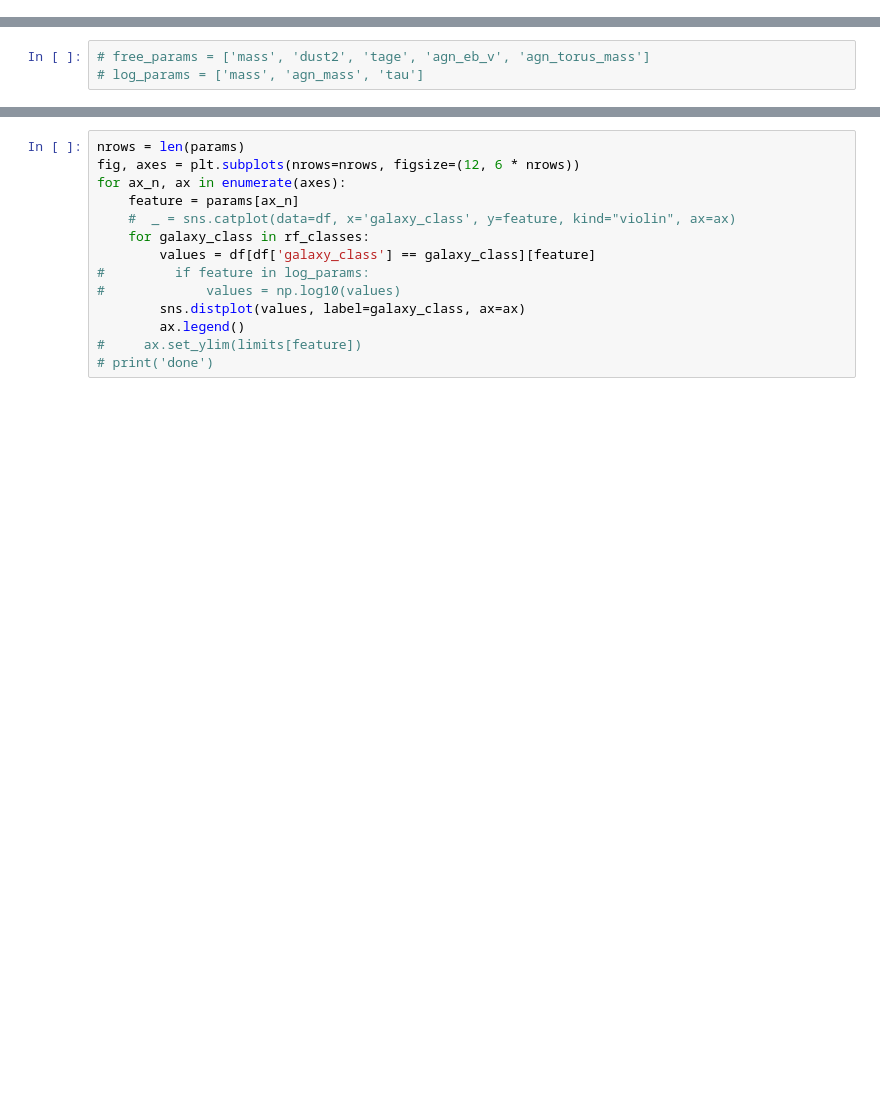
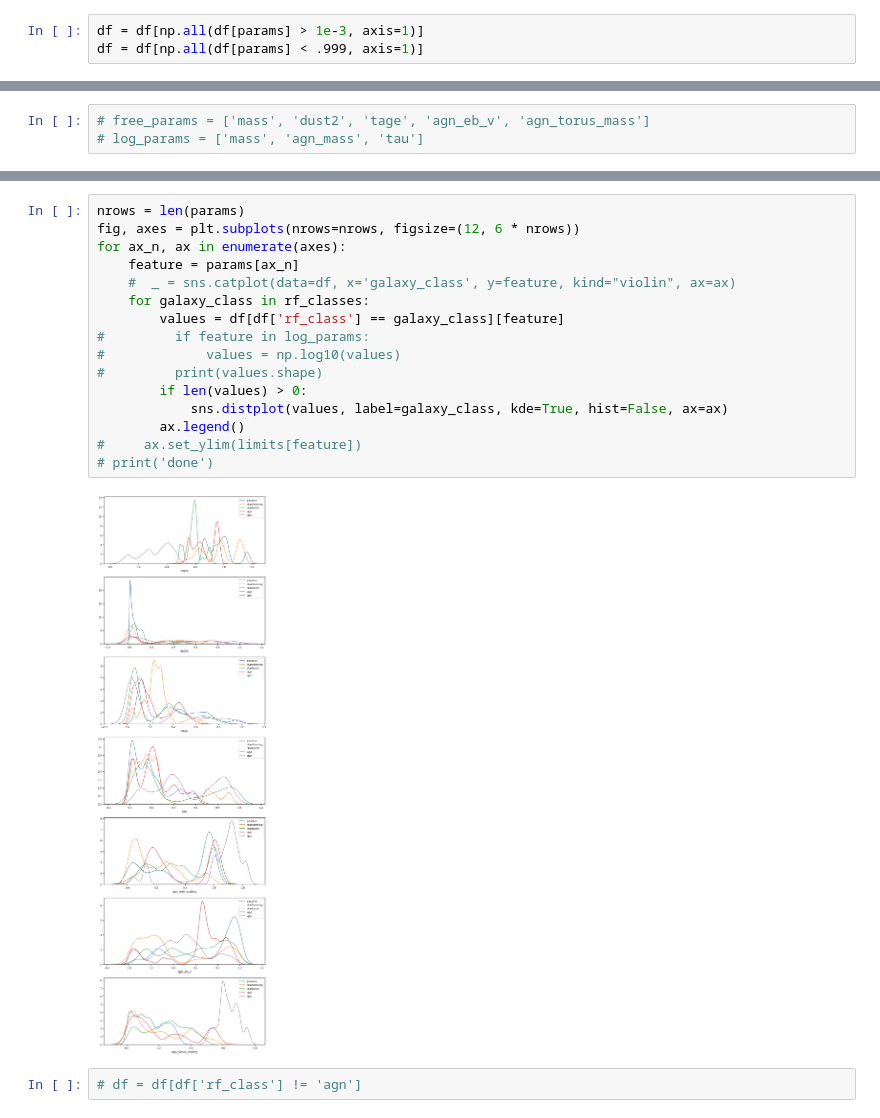
Before and after one commit to mwalmsley/agnfinder, a Jupyter notebook: notebooks/fitting_real_galaxies/results_on_uk_ir_selection.ipynb, the cells around one changed output, grey strips where cells are left out. Cells and saved outputs as stored; diff of their text form; blank space fills up the shorter version.

```diff
--- a/notebooks/fitting_real_galaxies/results_on_uk_ir_selection.ipynb
+++ b/notebooks/fitting_real_galaxies/results_on_uk_ir_selection.ipynb
@@ -167,0 +176,3 @@ df = raw_df
+# %%
+df = df[np.all(df[params] > 1e-3, axis=1)]
+df = df[np.all(df[params] < .999, axis=1)]
@@ -171,14 +219,20 @@ df = raw_df
 # %%
 nrows = len(params)
 fig, axes = plt.subplots(nrows=nrows, figsize=(12, 6 * nrows))
 for ax_n, ax in enumerate(axes):
     feature = params[ax_n]
     #  _ = sns.catplot(data=df, x='galaxy_class', y=feature, kind="violin", ax=ax)
     for galaxy_class in rf_classes:
-        values = df[df['galaxy_class'] == galaxy_class][feature]
+        values = df[df['rf_class'] == galaxy_class][feature]
 #         if feature in log_params:
 #             values = np.log10(values)
-        sns.distplot(values, label=galaxy_class, ax=ax)
+#         print(values.shape)
+        if len(values) > 0:
+            sns.distplot(values, label=galaxy_class, kde=True, hist=False, ax=ax)
         ax.legend()
 #     ax.set_ylim(limits[feature])
 # print('done')
+# %% [output]
+[figure, added]
+# %%
+# df = df[df['rf_class'] != 'agn']
```
Also changed, not shown: parts of 31 cells of this notebook, 2 other files.
